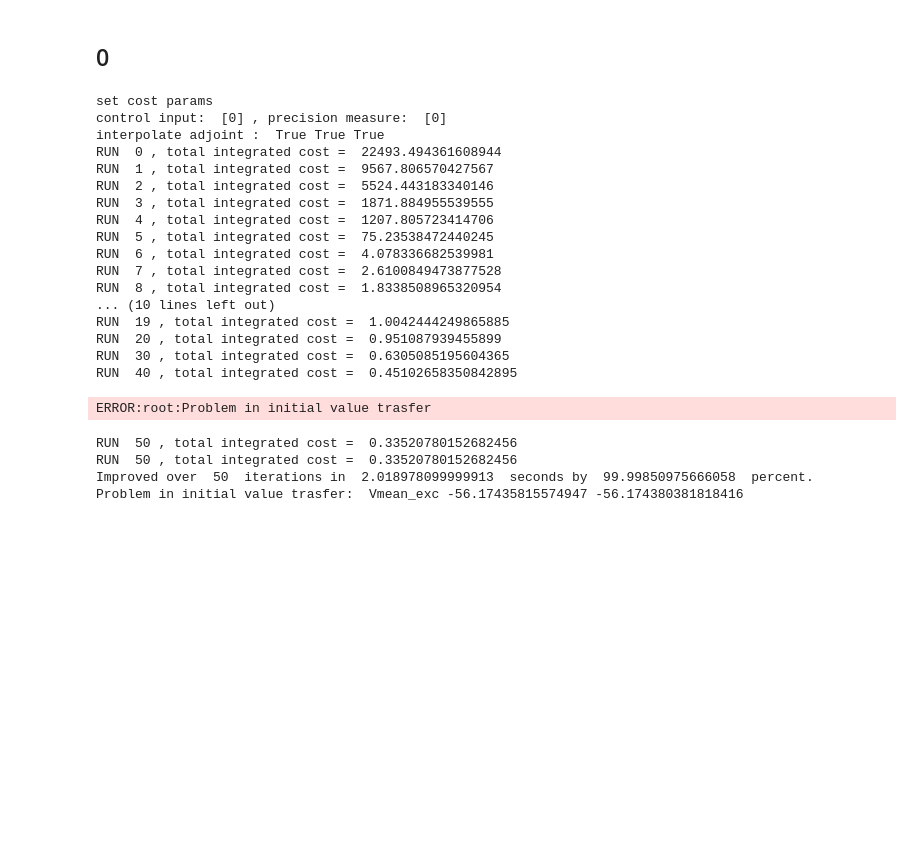
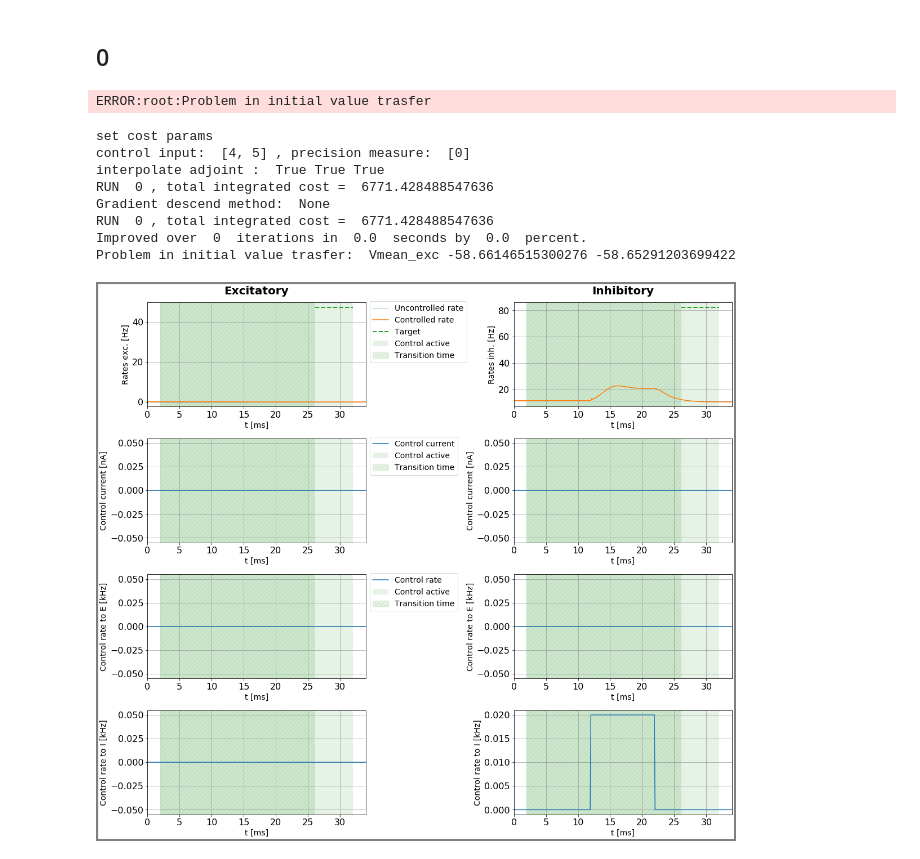
Before and after one commit to lenasal/neurolib, a Jupyter notebook: line_search/line_search.ipynb, the cells around one changed output. Saved outputs shown, nothing was run; the diff lists cells and outputs as text; code cells hidden in the pictures; blank space fills up the shorter version.

```diff
--- a/line_search/line_search.ipynb
+++ b/line_search/line_search.ipynb
@@ -223,9 +222,9 @@ def setmaxmincontrol(cntrl_vars):
 # %%
 # A.0.a)
 
-dur = 100
-dur_pre = 10
-dur_post = 10
+dur = 30.
+dur_pre = 2.
+dur_post = 2.
 aln.params.duration = dur
 
 n_dur = int(np.around(dur/aln.params.dt + 1.,1))
@@ -233,56 +232,51 @@ n_pre = int(np.around(dur_pre/aln.params.dt + 1.,1))
 n_post = int(np.around(dur_post/aln.params.dt + 1.,1))
 
 # set low state rates as target
 target = aln.getZeroTarget()
 target[:,0,:] = target_rates[0]
 target[:,1,:] = target_rates[1]
 
 case_ind = 0
 case = sheet + str(case_ind) + "a"
 cost.setParams(1.0, 0.0, 0.0)
-cntrl_vars = c_var[case_ind]
+cntrl_vars = [4,5] #c_var[case_ind]
 prec_vars = p_var[case_ind]
 
 trans_time = trans_time_array[case_ind]
 
 max_cntrl, min_cntrl = setmaxmincontrol(cntrl_vars)
 
 aln.params.duration = dur
 
 setinit(initVars)
 control0 = aln.getZeroControl()
-#control1 = bestControla[:,:,n_pre-1:-n_post+1]
+#control0 = setrandomcontrol(control0, max_cntrl, min_cntrl, cntrl_vars)
+control0[0,5,100:200] = 0.02
+control1 = bestControla[:,:,n_pre-1:-n_post+1]
 
 # "HS", "FR", "PR", "CD", "LS", "DY", "WYL", "HZ"
 cgv = None
+max_it = 0
 
 print("control input: ", cntrl_vars, ", precision measure: ", prec_vars)
 
-bestControla, bestStatea, costa, runtimea, grada = aln.A1(control0, target, c_scheme, u_mat, u_scheme,
+bestControla, bestStatea, costa, runtimea, grada, phia = aln.A1(control0, target, c_scheme, u_mat, u_scheme,
     max_iteration_ = max_it, tolerance_ = tol, startStep_ = start_step, max_control_ = max_cntrl,
     min_control_ = min_cntrl, t_sim_ = dur, t_sim_pre_ = dur_pre, t_sim_post_ = dur_post, CGVar = cgv,
-    line_search_ = "AG", control_variables_ = cntrl_vars, prec_variables_ = prec_vars,
+    line_search_ = None, control_variables_ = cntrl_vars, prec_variables_ = prec_vars,
     transition_time_ = trans_time)#, separate_comp = True, crop_dir = 0., crop_t = [0,-1])
+
+#plotFunc.plot_gradient(grada, dur, aln.params.dt, path, plot_vars = cntrl_vars)
+plotFunc.plot_control(aln, bestControla, dur, dur_pre, dur_post, initVars, target,
+                      path, filename_ = case, transition_time_ = trans_time )
 # %% [output]
-set cost params
-control input:  [0] , precision measure:  [0]
-interpolate adjoint :  True True True
-RUN  0 , total integrated cost =  22493.494361608944
-RUN  1 , total integrated cost =  9567.806570427567
-RUN  2 , total integrated cost =  5524.443183340146
-RUN  3 , total integrated cost =  1871.884955539555
-RUN  4 , total integrated cost =  1207.805723414706
-RUN  5 , total integrated cost =  75.23538472440245
-RUN  6 , total integrated cost =  4.078336682539981
-RUN  7 , total integrated cost =  2.6100849473877528
-RUN  8 , total integrated cost =  1.8338508965320954
-... (10 lines left out)
-RUN  19 , total integrated cost =  1.0042444249865885
-RUN  20 , total integrated cost =  0.951087939455899
-RUN  30 , total integrated cost =  0.6305085195604365
-RUN  40 , total integrated cost =  0.45102658350842895
+ERROR:root:Problem in initial value trasfer
-ERROR:root:Problem in initial value trasfer
+set cost params
+control input:  [4, 5] , precision measure:  [0]
+interpolate adjoint :  True True True
+RUN  0 , total integrated cost =  6771.428488547636
+Gradient descend method:  None
+RUN  0 , total integrated cost =  6771.428488547636
+Improved over  0  iterations in  0.0  seconds by  0.0  percent.
+Problem in initial value trasfer:  Vmean_exc -58.66146515300276 -58.65291203699422
-RUN  50 , total integrated cost =  0.33520780152682456
-RUN  50 , total integrated cost =  0.33520780152682456
-Improved over  50  iterations in  2.018978099999913  seconds by  99.99850975666058  percent.
-Problem in initial value trasfer:  Vmean_exc -56.17435815574947 -56.174380381818416
+[figure, added]
```
Also changed, not shown: parts of 26 cells of this notebook, 22 other files.
